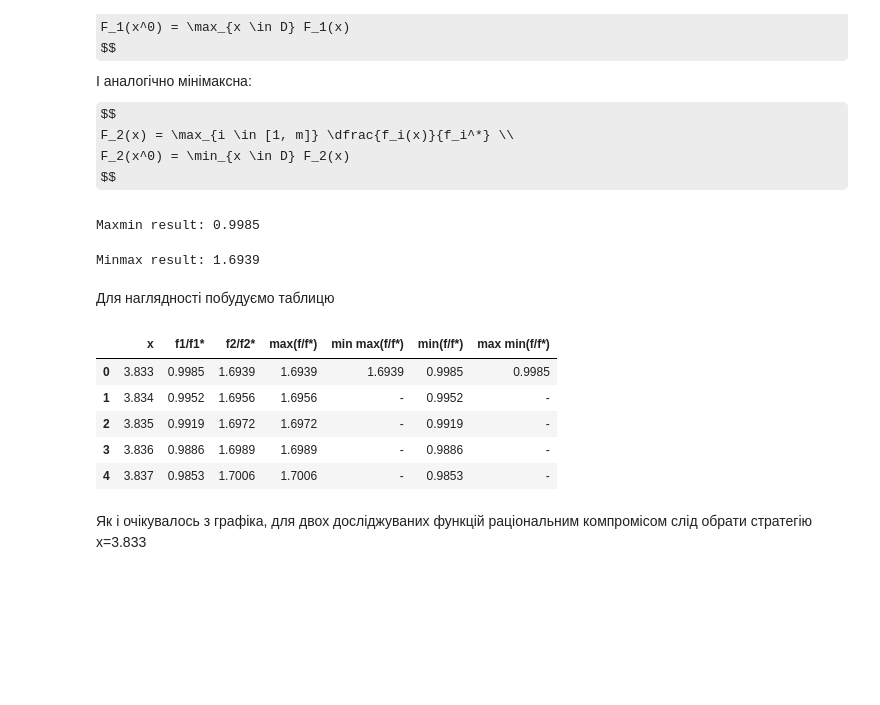
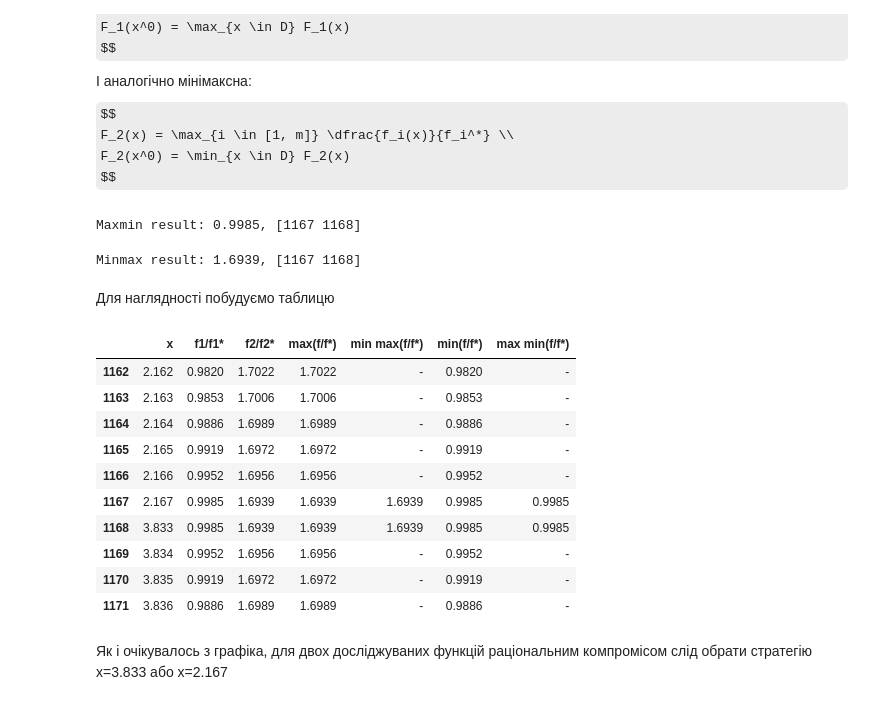
Before and after one commit to antkrit/system-analysis, a Jupyter notebook: Pareto.ipynb, the cells around one changed output. Saved outputs shown, nothing was run; the diff lists cells and outputs as text; code cells hidden in the pictures; some formulas as TeX source; blank space fills up the shorter version.

```diff
--- a/Pareto.ipynb
+++ b/Pareto.ipynb
@@ -20,5 +20,6 @@ x = np.arange(*xlim, 0.01)
 # %%
-plim = [3.833, 5]  # з точністю 0.001
-pareto = x[x >= plim[0]]
+plim = [1, 2.167]  # з точністю 0.001
+plim1 = [3.833, 5]
+pareto = x[np.logical_or(x <= plim[1], x >= plim1[0])]
 pareto
 # %% [output]
@@ -59,7 +69,14 @@ fig.savefig('pareto.png', dpi=1200)
 e = 4  # знаків після коми
 s = 1e-3
 
-x = np.arange(*plim, s)
+
+def safe_arange(start, stop, step):
+    return step * np.arange(start / step, stop / step)
+
+
+x = safe_arange(*xlim, s)
+x = x[np.logical_or(x <= plim[1]+0.001, x >= plim1[0])]
+
 f1_t = np.vectorize(lambda x: round(f1(x)/f1_(x), e))
 f2_t = np.vectorize(lambda x: round(f2(x)/f2_(x), e))
 # %% [markdown]
@@ -88,41 +105,46 @@ def minmax(*f_result):
 # %%
 results = [f1_t(x), f2_t(x)]
 maxmin_r, maxmin_idx, *maxmin_cl = maxmin(*results)
-print(f'Maxmin result: {maxmin_r}')
+print(f'Maxmin result: {maxmin_r}, {maxmin_idx}')
 # %% [output]
-Maxmin result: 0.9985
+Maxmin result: 0.9985, [1167 1168]
 # %%
 minmax_r, minmax_idx, *minmax_cl = minmax(*results)
-print(f'Minmax result: {minmax_r}')
+print(f'Minmax result: {minmax_r}, {minmax_idx}')
 # %% [output]
-Minmax result: 1.6939
+Minmax result: 1.6939, [1167 1168]
 # %% [markdown]
 Для наглядності побудуємо таблицю
 # %%
 filler = pd.Series('-', index=range(len(x)))
 data = {
     'x': x,
     'f1/f1*': minmax_cl[0][:, 0],
     'f2/f2*': minmax_cl[0][:, 1],
     'max(f/f*)': minmax_cl[1],
     'min max(f/f*)': filler.copy(),
     'min(f/f*)': maxmin_cl[1],
     'max min(f/f*)': filler.copy()
 }
 
 df = pd.DataFrame(data)
 df.loc[minmax_idx, 'min max(f/f*)'] = minmax_r
 df.loc[maxmin_idx, 'max min(f/f*)'] = maxmin_r
 
-df.head()
+df[minmax_idx[0]-5:minmax_idx[0]+5]
 # %% [output]
 |  | x | f1/f1* | f2/f2* | max(f/f*) | min max(f/f*) | min(f/f*) | max min(f/f*) |
-| 0 | 3.833 | 0.9985 | 1.6939 | 1.6939 | 1.6939 | 0.9985 | 0.9985 |
-| 1 | 3.834 | 0.9952 | 1.6956 | 1.6956 | - | 0.9952 | - |
-| 2 | 3.835 | 0.9919 | 1.6972 | 1.6972 | - | 0.9919 | - |
-| 3 | 3.836 | 0.9886 | 1.6989 | 1.6989 | - | 0.9886 | - |
-| 4 | 3.837 | 0.9853 | 1.7006 | 1.7006 | - | 0.9853 | - |
+| 1162 | 2.162 | 0.9820 | 1.7022 | 1.7022 | - | 0.9820 | - |
+| 1163 | 2.163 | 0.9853 | 1.7006 | 1.7006 | - | 0.9853 | - |
+| 1164 | 2.164 | 0.9886 | 1.6989 | 1.6989 | - | 0.9886 | - |
+| 1165 | 2.165 | 0.9919 | 1.6972 | 1.6972 | - | 0.9919 | - |
+| 1166 | 2.166 | 0.9952 | 1.6956 | 1.6956 | - | 0.9952 | - |
+| 1167 | 2.167 | 0.9985 | 1.6939 | 1.6939 | 1.6939 | 0.9985 | 0.9985 |
+| 1168 | 3.833 | 0.9985 | 1.6939 | 1.6939 | 1.6939 | 0.9985 | 0.9985 |
+| 1169 | 3.834 | 0.9952 | 1.6956 | 1.6956 | - | 0.9952 | - |
+| 1170 | 3.835 | 0.9919 | 1.6972 | 1.6972 | - | 0.9919 | - |
+| 1171 | 3.836 | 0.9886 | 1.6989 | 1.6989 | - | 0.9886 | - |
 # %% [markdown]
-Як і очікувалось з графіка, для двох досліджуваних функцій раціональним компромісом слід обрати стратегію x=3.833
+Як і очікувалось з графіка, для двох досліджуваних функцій раціональним компромісом слід обрати стратегію x=3.833 або x=2.167
 # %%
 !pip install dataframe_image
```
Also changed, not shown: parts of 8 cells of this notebook.
